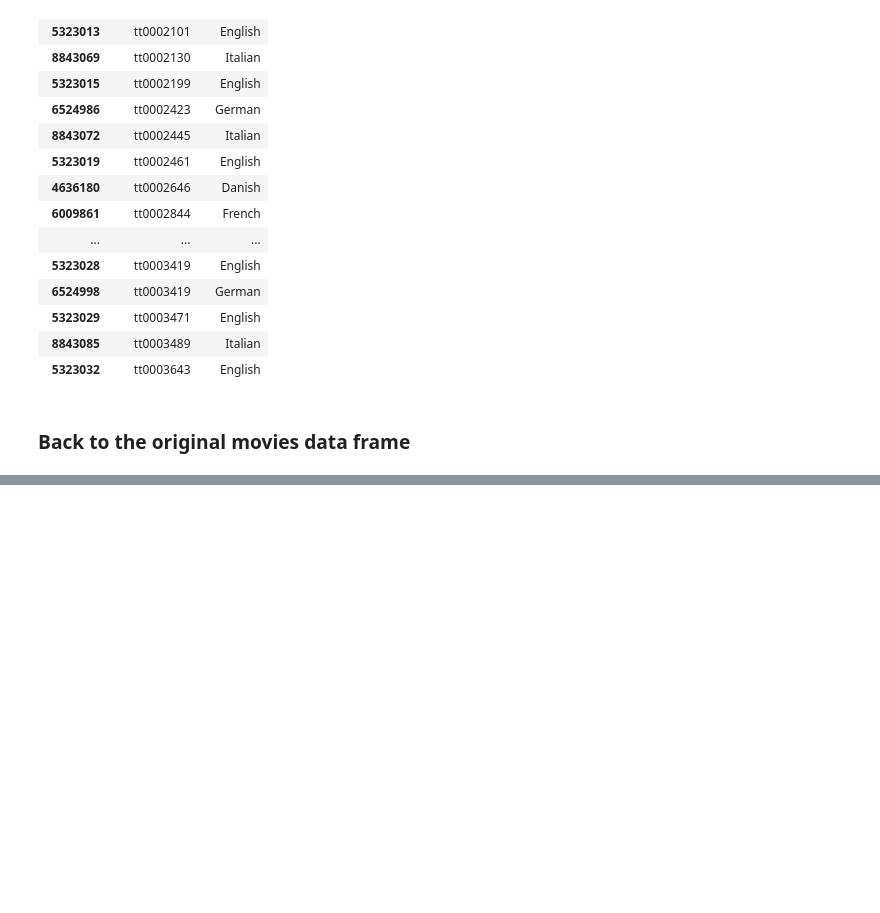
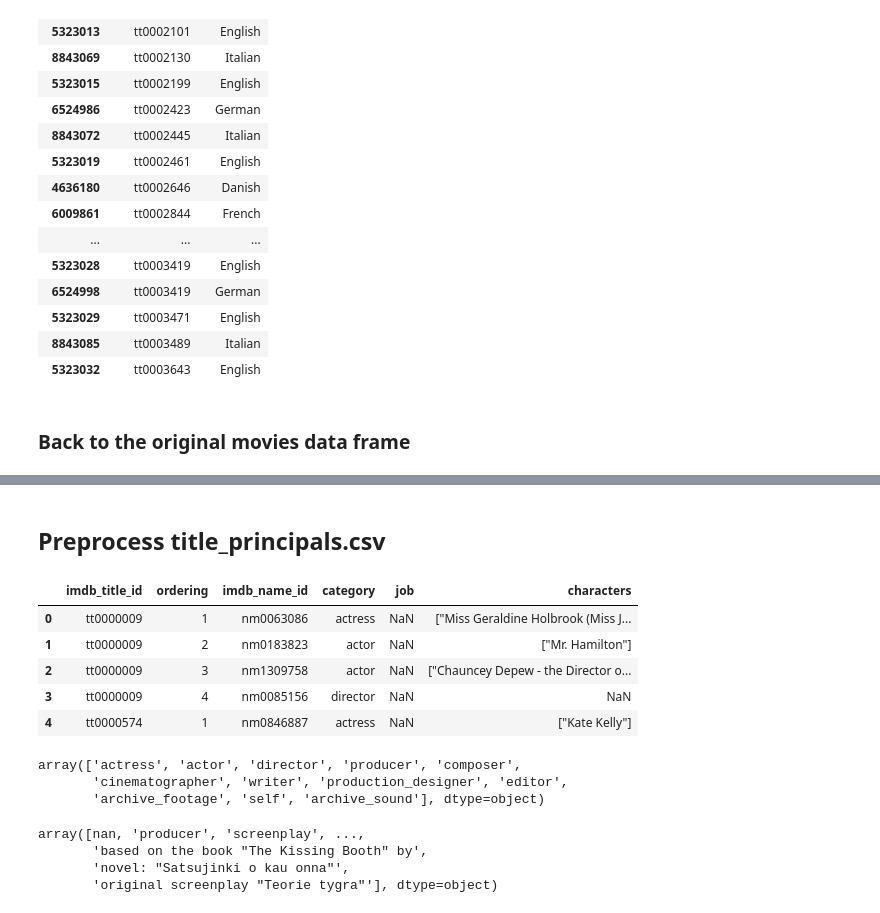
Before and after one commit to mportz/LaWebDeDatos2021, a Jupyter notebook: preprocessing.ipynb, the cells around one changed output, grey strips where cells are left out. Cells and saved outputs as stored; diff of their text form; code cells hidden in the pictures; blank space fills up the shorter version.

```diff
--- a/preprocessing.ipynb
+++ b/preprocessing.ipynb
@@ -244,0 +265,28 @@ movies_df.to_csv('./data/preprocessed/movies.csv', sep=',', header=True, index=F
+# %% [markdown]
+## Preprocess title_principals.csv
+# %%
+# import data
+titles_df = pd.read_csv('./data/raw/title_principals.csv', sep=',', header=0)
+titles_df.head()
+# %% [output]
+|  | imdb_title_id | ordering | imdb_name_id | category | job | characters |
+| 0 | tt0000009 | 1 | nm0063086 | actress | NaN | ["Miss Geraldine Holbrook (Miss J... |
+| 1 | tt0000009 | 2 | nm0183823 | actor | NaN | ["Mr. Hamilton"] |
+| 2 | tt0000009 | 3 | nm1309758 | actor | NaN | ["Chauncey Depew - the Director o... |
+| 3 | tt0000009 | 4 | nm0085156 | director | NaN | NaN |
+| 4 | tt0000574 | 1 | nm0846887 | actress | NaN | ["Kate Kelly"] |
+# %%
+# check if people that might have more than one job one a movie are already separated into distinct rows
+titles_df['category'].unique()
+# %% [output]
+array(['actress', 'actor', 'director', 'producer', 'composer',
+       'cinematographer', 'writer', 'production_designer', 'editor',
+       'archive_footage', 'self', 'archive_sound'], dtype=object)
+# %%
+# check column job
+titles_df['job'].unique()
+# %% [output]
+array([nan, 'producer', 'screenplay', ...,
+       'based on the book "The Kissing Booth" by',
+       'novel: "Satsujinki o kau onna"',
+       'original screenplay "Teorie tygra"'], dtype=object)
```
Also changed, not shown: parts of 6 cells of this notebook, 2 other files.
